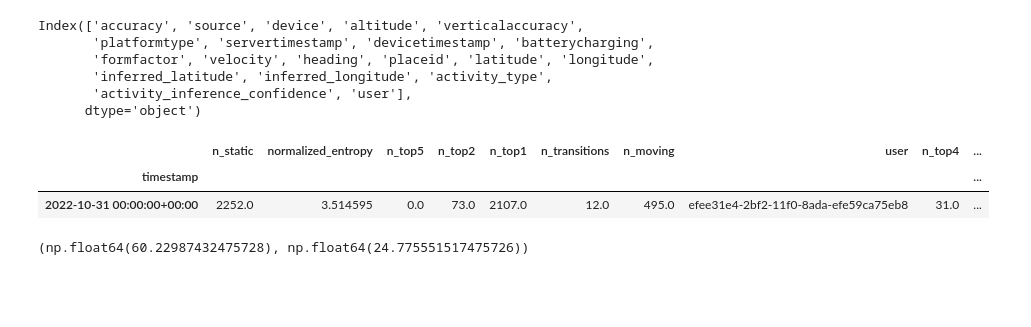
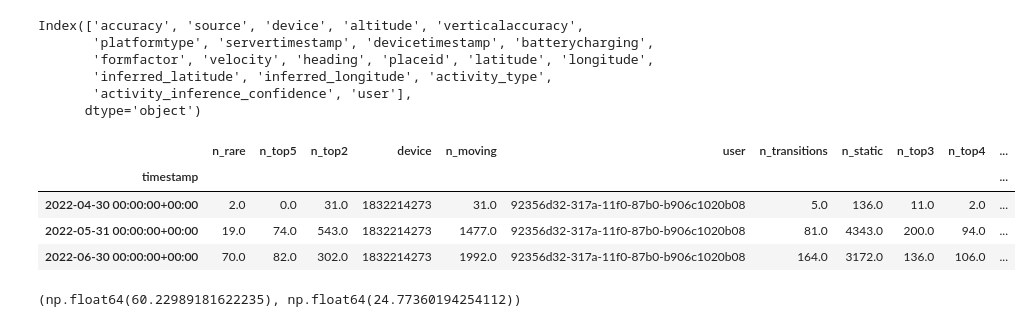
Before and after one commit to rantahar/NRSE2025, a Jupyter notebook: location_to_map.ipynb, the cells around one changed output. Drawn from its saved outputs; the diff is of its cells as text; code cells hidden in the pictures; blank space fills up the shorter version.

```diff
--- a/location_to_map.ipynb
+++ b/location_to_map.ipynb
@@ -6,14 +7,14 @@ import folium
 # %%
 data = niimpy.reading.google_takeout.location_history(
     "takeout-20241111T082655Z-001.zip",
-    start_date = pandas.to_datetime("2022-10-05", utc=True),
-    end_date = pandas.to_datetime("2022-10-15", utc=True),
+    start_date = pandas.to_datetime("2022-01-01", utc=True),
+    end_date = pandas.to_datetime("2022-06-30", utc=True),
 )
-data = location.filter_location(
+data = niimpy.preprocessing.location.filter_location(
     data,
     remove_disabled=False, remove_network=False, remove_zeros=True
 )
-data.columns
+data.head(5)
 # %% [output]
 Index(['accuracy', 'source', 'device', 'altitude', 'verticalaccuracy',
        'platformtype', 'servertimestamp', 'devicetimestamp', 'batterycharging',
@@ -22,12 +23,14 @@ Index(['accuracy', 'source', 'device', 'altitude', 'verticalaccuracy',
        'activity_inference_confidence', 'user'],
       dtype='object')
 # %%
-location.location_significant_place_features(data)
+niimpy.preprocessing.location.location_significant_place_features(data)
 # %% [output]
-|  | n_static | normalized_entropy | n_top5 | n_top2 | n_top1 | n_transitions | n_moving | user | n_top4 | ... |
-| timestamp |  |  |  |  |  |  |  |  |  | ... |
-| 2022-10-31 00:00:00+00:00 | 2252.0 | 3.514595 | 0.0 | 73.0 | 2107.0 | 12.0 | 495.0 | efee31e4-2bf2-11f0-8ada-efe59ca75eb8 | 31.0 | ... |
+|  | n_rare | n_top5 | n_top2 | device | n_moving | user | n_transitions | n_static | n_top3 | n_top4 | ... |
+| timestamp |  |  |  |  |  |  |  |  |  |  | ... |
+| 2022-04-30 00:00:00+00:00 | 2.0 | 0.0 | 31.0 | 1832214273 | 31.0 | 92356d32-317a-11f0-87b0-b906c1020b08 | 5.0 | 136.0 | 11.0 | 2.0 | ... |
+| 2022-05-31 00:00:00+00:00 | 19.0 | 74.0 | 543.0 | 1832214273 | 1477.0 | 92356d32-317a-11f0-87b0-b906c1020b08 | 81.0 | 4343.0 | 200.0 | 94.0 | ... |
+| 2022-06-30 00:00:00+00:00 | 70.0 | 82.0 | 302.0 | 1832214273 | 1992.0 | 92356d32-317a-11f0-87b0-b906c1020b08 | 164.0 | 3172.0 | 136.0 | 106.0 | ... |
 # %%
-location.find_home(data["latitude"], data["longitude"], data.index)
+niimpy.preprocessing.location.find_home(data["latitude"], data["longitude"], data.index)
 # %% [output]
-(np.float64(60.22987432475728), np.float64(24.775551517475726))
+(np.float64(60.22989181622235), np.float64(24.77360194254112))
```
Also changed, not shown: parts of 7 cells of this notebook.
